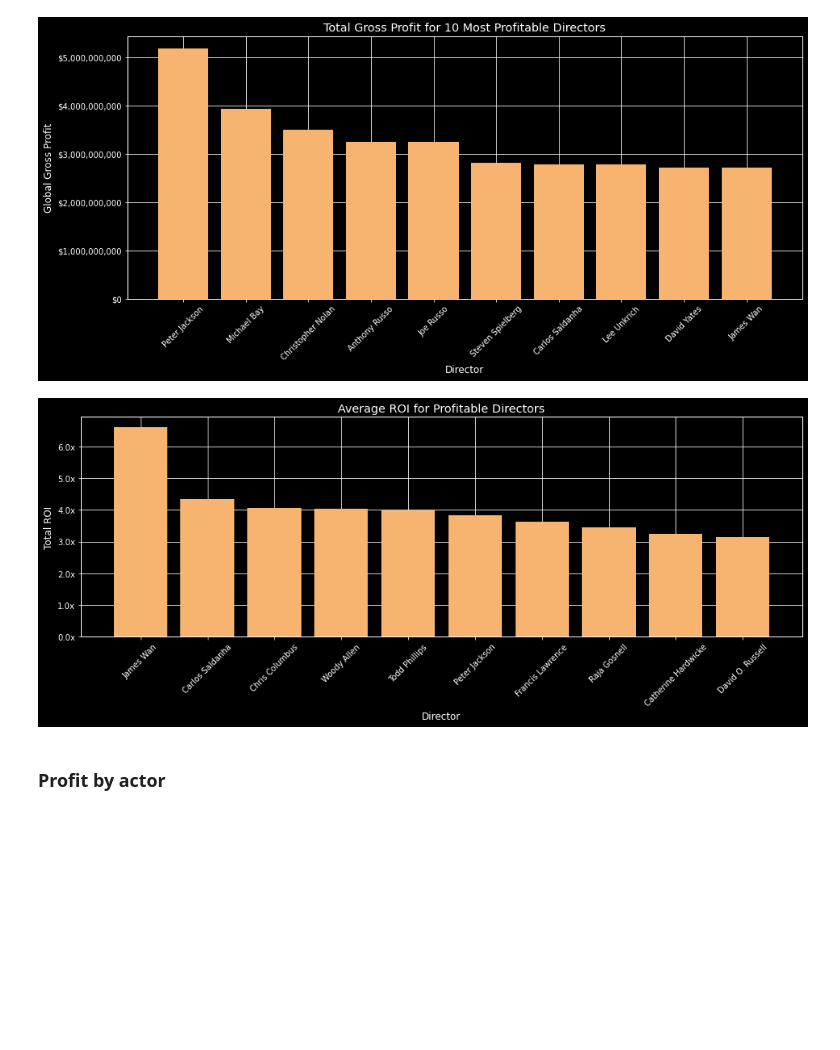
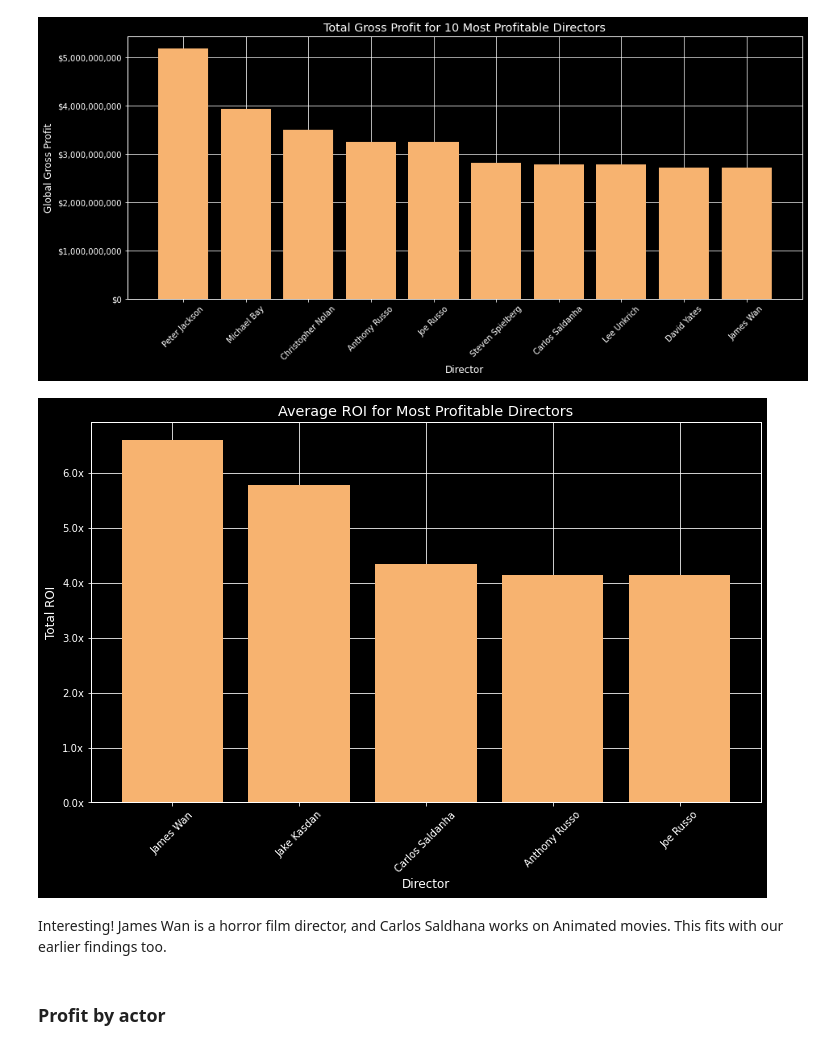
Before and after one commit to ttrechsel/Phase2_Movies, a Jupyter notebook: Movie_Project_Final_JN.ipynb, the cells around one changed output. Drawn from its saved outputs; the diff is of its cells as text; code cells hidden in the pictures; blank space fills up the shorter version.

```diff
--- a/Movie_Project_Final_JN.ipynb
+++ b/Movie_Project_Final_JN.ipynb
@@ -781,31 +839,33 @@ plt.show();
 # %% [output]
 [figure]
 # %%
-# Average ROI by Director for directors with more than 5 films
-common_directors = directors_exploded['Directors'].value_counts()[lambda x : x > 5]
+# Average ROI by Director for directors with at least 5 films
+common_directors = directors_exploded['Directors'].value_counts()[lambda x : x >= 5]
 directors_df = directors_exploded[directors_exploded['Directors'].isin(common_directors.index)]
 
 ROI_by_director = directors_df.groupby('Directors').sum()
 ROI_by_director['ROI'] = ROI_by_director['Global_Gross_Profit'] / ROI_by_director['Budget']
-ROI_by_director = ROI_by_director.sort_values('ROI', ascending=False).head(10)
+ROI_by_director = ROI_by_director.sort_values('ROI', ascending=False).head(5)
 
-fig, ax = plt.subplots(figsize=(16, 5))
+fig, ax = plt.subplots(figsize=(12, 7))
 
 ax.bar(ROI_by_director.index, ROI_by_director['ROI'], width=0.8, color='#f7b370')
 
 ax.set_xlabel('Director')
 ax.set_xticks(ROI_by_director.index)
 plt.xticks(rotation=45)
 
 ax.set_ylabel('Total ROI')
 ax.yaxis.set_major_formatter(StrMethodFormatter('{x:,.1f}x'))
 
-ax.set_title('Average ROI for Profitable Directors')
+ax.set_title('Average ROI for Most Profitable Directors')
 
 plt.savefig("./Images/roi_directors.png", dpi=150, bbox_inches="tight")
 plt.show();
 # %% [output]
-[figure, old version]
+[figure, new version]
+# %% [markdown]
+Interesting! James Wan is a horror film director, and Carlos Saldhana works on Animated movies. This fits with our earlier findings too.
 # %% [markdown]
 ### Profit by actor
 # %% [markdown]
```
Also changed, not shown: parts of 25 cells of this notebook, 5 other files.
